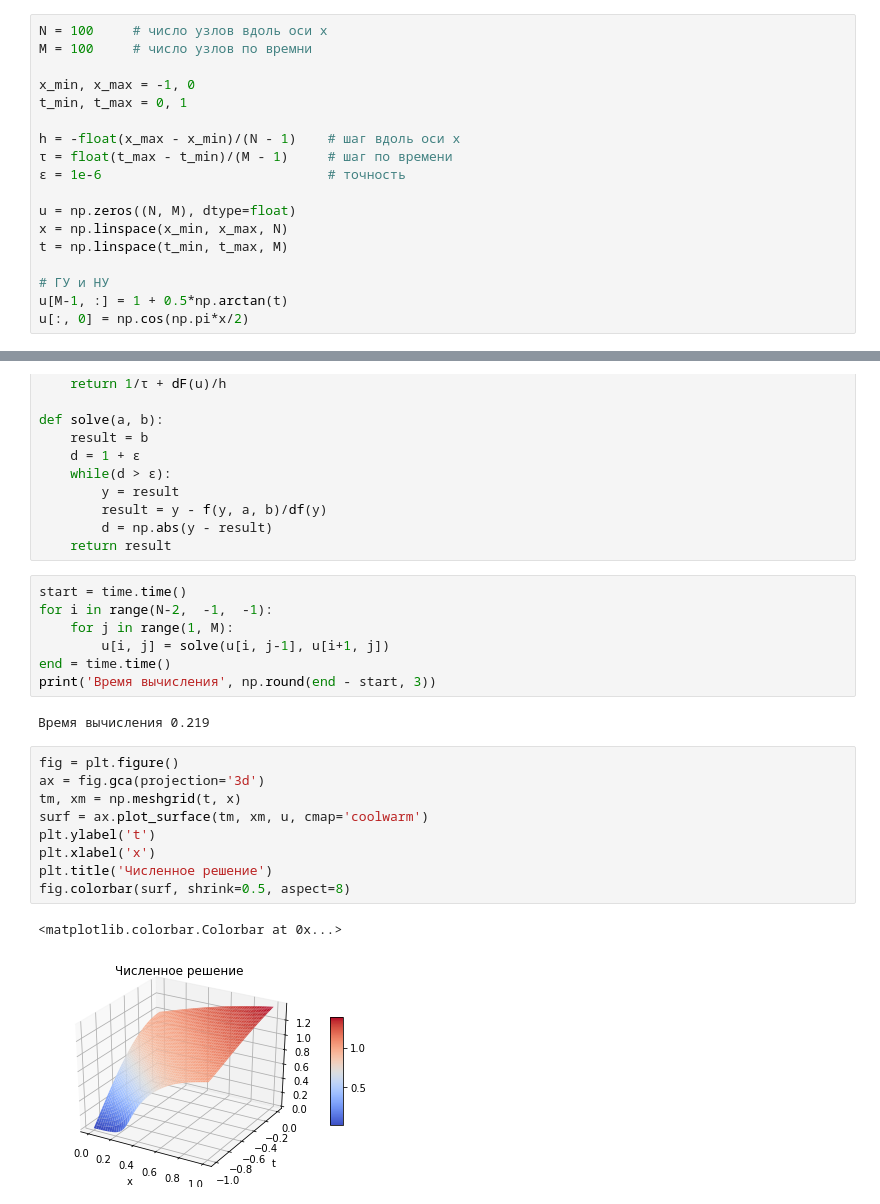
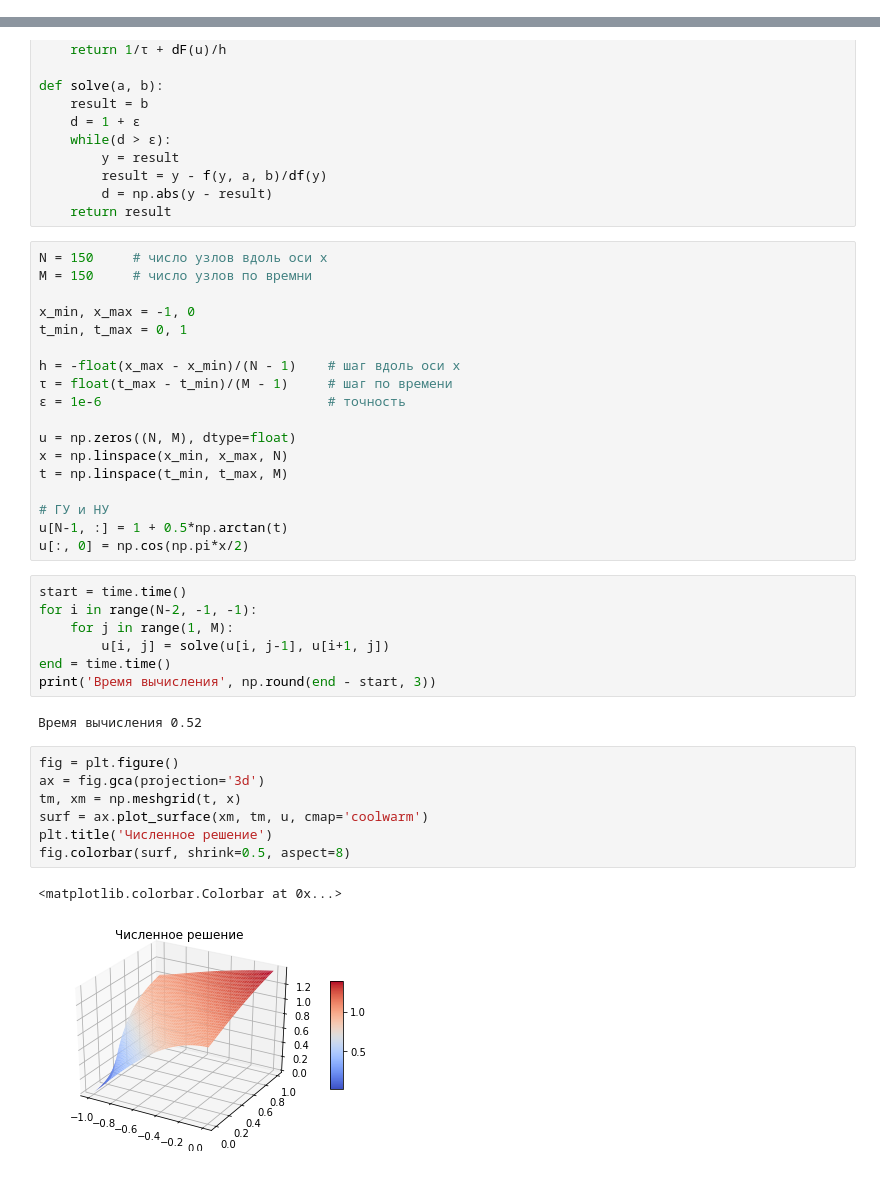
Before and after one commit to ctbip/omm-praki, a Jupyter notebook: styrov-28var.ipynb, the cells around one changed output, grey strips where cells are left out. Saved outputs shown, nothing was run; the diff lists cells and outputs as text.

```diff
--- a/styrov-28var.ipynb
+++ b/styrov-28var.ipynb
@@ -95,24 +95,6 @@ $$\frac{\partial u}{\partial t} +
 Для линейного уравнения переноса он является абсолютно устойчивым, а разностный оператор аппроксимирует дифференциальный с первым порядком точности $O(h+\tau)$.
 
 Разностная схема имеет следующий вид:
-# %%
-N = 100     # число узлов вдоль оси x
-M = 100     # число узлов по времни
-
-x_min, x_max = -1, 0
-t_min, t_max = 0, 1
-
-h = -float(x_max - x_min)/(N - 1)    # шаг вдоль оси x
-τ = float(t_max - t_min)/(M - 1)     # шаг по времени
-ε = 1e-6                             # точность
-
-u = np.zeros((N, M), dtype=float)
-x = np.linspace(x_min, x_max, N)
-t = np.linspace(t_min, t_max, M)
-
-# ГУ и НУ
-u[M-1, :] = 1 + 0.5*np.arctan(t)
-u[:, 0] = np.cos(np.pi*x/2)
 # %%
 def F(u):
     return -np.log(1+u**2)
@@ -134,24 +116,40 @@ def solve(a, b):
         result = y - f(y, a, b)/df(y)
         d = np.abs(y - result)
     return result
+# %%
+N = 150     # число узлов вдоль оси x
+M = 150     # число узлов по времни
+
+x_min, x_max = -1, 0
+t_min, t_max = 0, 1
+
+h = -float(x_max - x_min)/(N - 1)    # шаг вдоль оси x
+τ = float(t_max - t_min)/(M - 1)     # шаг по времени
+ε = 1e-6                             # точность
+
+u = np.zeros((N, M), dtype=float)
+x = np.linspace(x_min, x_max, N)
+t = np.linspace(t_min, t_max, M)
+
+# ГУ и НУ
+u[N-1, :] = 1 + 0.5*np.arctan(t)
+u[:, 0] = np.cos(np.pi*x/2)
 # %%
 start = time.time()
-for i in range(N-2,  -1,  -1):
+for i in range(N-2, -1, -1):
     for j in range(1, M):
         u[i, j] = solve(u[i, j-1], u[i+1, j])
 end = time.time()
 print('Время вычисления', np.round(end - start, 3))
 # %% [output]
-Время вычисления 0.219
+Время вычисления 0.52
 # %%
 fig = plt.figure()
 ax = fig.gca(projection='3d')
 tm, xm = np.meshgrid(t, x)
-surf = ax.plot_surface(tm, xm, u, cmap='coolwarm')
-plt.ylabel('t')
-plt.xlabel('x')
+surf = ax.plot_surface(xm, tm, u, cmap='coolwarm')
 plt.title('Численное решение')
 fig.colorbar(surf, shrink=0.5, aspect=8)
 # %% [output]
 <matplotlib.colorbar.Colorbar at 0x...>
-[figure, old version]
+[figure, new version]
```
Also changed, not shown: parts of 4 cells of this notebook.
